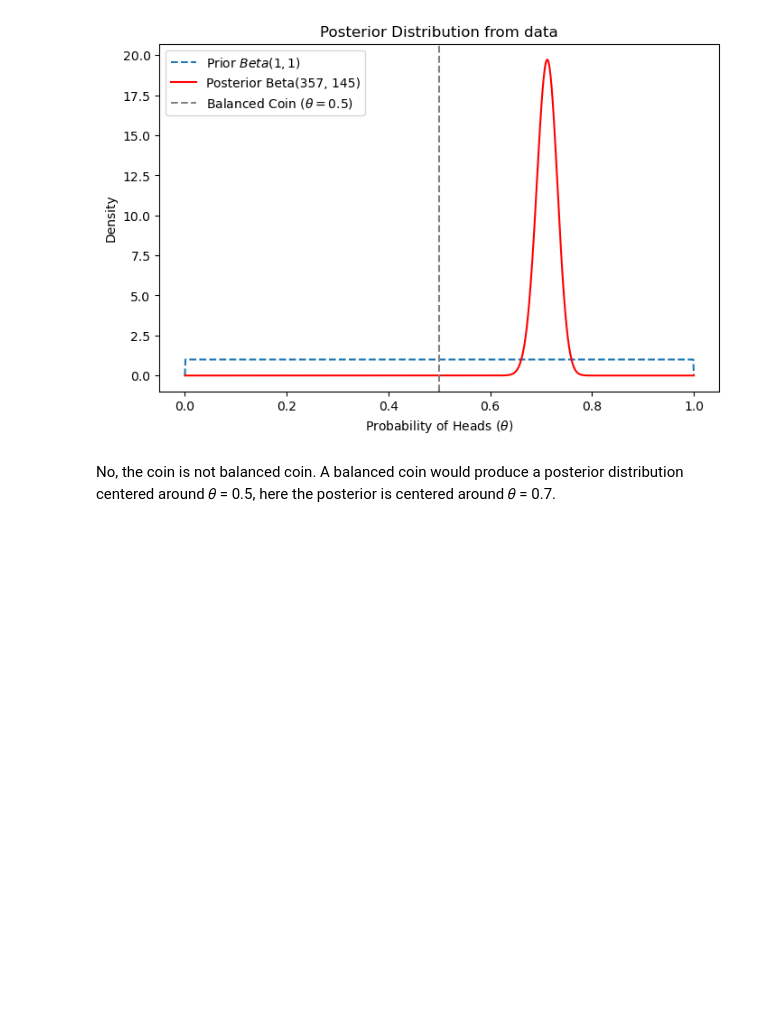
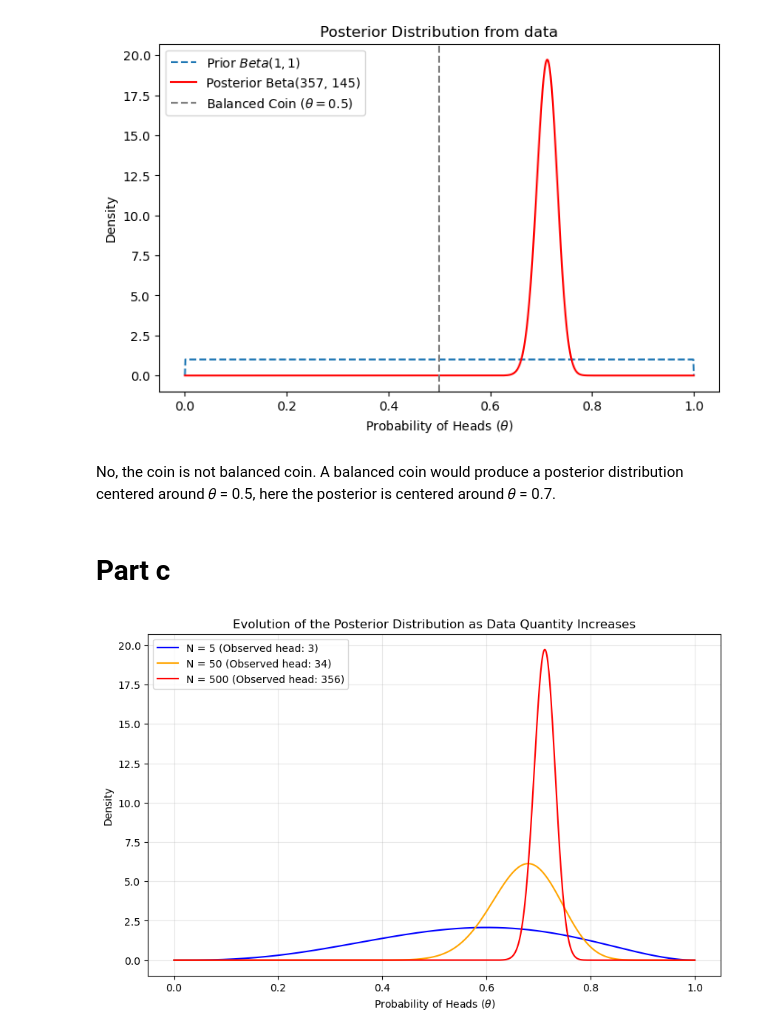
Before and after one commit to punyapaudel/hw6, a Jupyter notebook: Part2.ipynb, the cells around one changed output. Saved outputs shown, nothing was run; the diff lists cells and outputs as text; code cells hidden in the pictures; blank space fills up the shorter version.

Commit message:
part d

```diff
--- a/Part2.ipynb
+++ b/Part2.ipynb
@@ -83,3 +83,41 @@ Total Heads (h): 356
 [figure]
 # %% [markdown]
 No, the coin is not balanced coin. A balanced coin would produce a posterior distribution centered around 𝜃 = 0.5, here the posterior is centered around 𝜃 = 0.7.
+# %% [markdown]
+# Part c
+# %%
+theta_space = np.linspace(0, 1, 1000)
+
+def flat_prior(theta):
+    return custom_beta_pdf(theta, alpha=1, beta_param=1)
+
+sample_sizes = [5, 50, 500]
+colors = ['blue', 'orange', 'red']
+
+plt.figure(figsize=(10, 6))
+
+# Loop through each sample size, slice the data, and compute the posterior
+for n, color in zip(sample_sizes, colors):
+    # Slice the first 'n' data points
+    subset_data = data[:n]
+    h_successes = int(np.sum(subset_data))
+
+    # Run the solver on this subset
+    observational_data = (n, h_successes)
+    posterior_distribution = bayesian_inference_solver(
+        prior_func=flat_prior,
+        data=observational_data,
+        theta_grid=theta_space
+    )
+
+    plt.plot(theta_space, posterior_distribution, color=color,
+             label=f'N = {n} (Observed head: {h_successes})')
+
+plt.title("Evolution of the Posterior Distribution as Data Quantity Increases")
+plt.xlabel("Probability of Heads ($\\theta$)")
+plt.ylabel("Density")
+plt.legend()
+plt.grid(True, alpha=0.3)
+plt.show()
+# %% [output]
+[figure, added]
```
Also changed, not shown: parts of 1 cell of this notebook.
